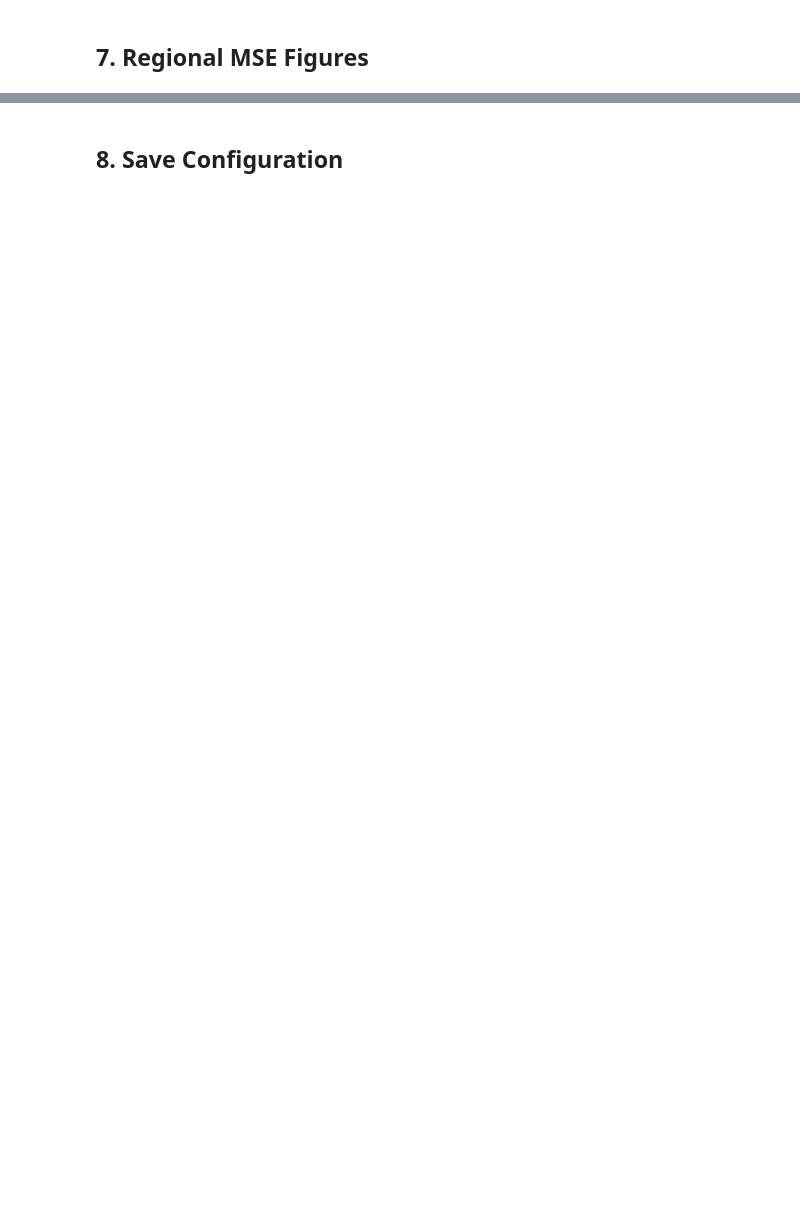
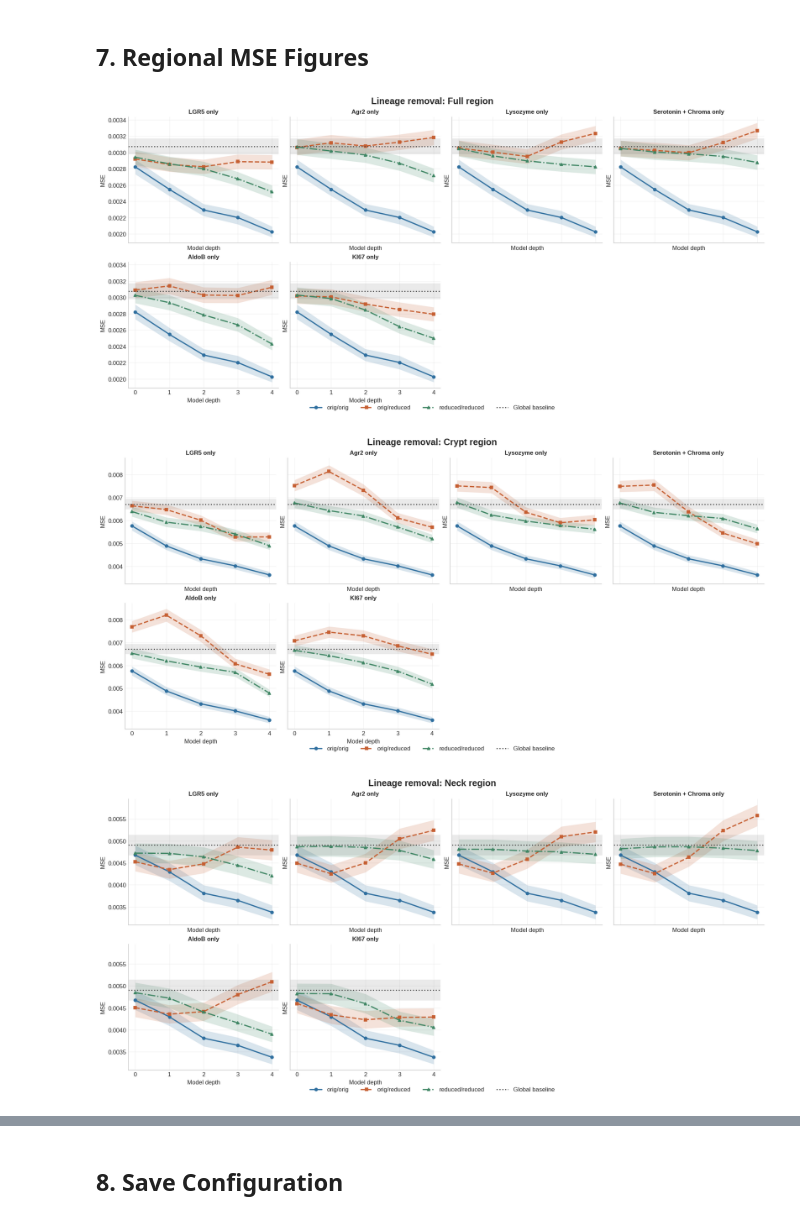
Before and after one commit to fskovbo/organoid_GNN, a Jupyter notebook: experiments/lineage_removal.ipynb, the cells around one changed output, grey strips where cells are left out. Cells and saved outputs as stored; diff of their text form; code cells hidden in the pictures; blank space fills up the shorter version.

```diff
--- a/experiments/lineage_removal.ipynb
+++ b/experiments/lineage_removal.ipynb
@@ -364,14 +436,14 @@ spherical = filter_graphs_by_marker_diversity(
     min_score=SPHERICAL_MARKER_DIVERSITY_MIN,
     print_summary=True,
 )
-graphs = filter_graphs_by_numeric_metadata(
-    graphs,
-    key="complexity",
-    min_value=COMPLEXITY_MIN,
-    allow_missing=False,
-    inplace=False,
-    print_summary=True,
-)
+# graphs = filter_graphs_by_numeric_metadata(
+#     graphs,
+#     key="complexity",
+#     min_value=COMPLEXITY_MIN,
+#     allow_missing=False,
+#     inplace=False,
+#     print_summary=True,
+# )
 if INTERPOLATE_TARGET_OUTLIERS:
     graphs, target_outlier_info = interpolate_target_outliers_from_neighbors(
         graphs,
@@ -966,15 +1109,18 @@ def plot_region_mse(region):
     baseline_mean = float(baseline_row.iloc[0]["mean_mse"])
     baseline_sem = float(baseline_row.iloc[0]["sem_mse"])
 
+    n_panels = len(REMOVAL_SETS_RESOLVED)
+    ncols = 4
+    nrows = int(np.ceil(n_panels / ncols))
     fig, axes = plt.subplots(
-        2,
-        4,
-        figsize=(15.5, 7.2),
+        nrows,
+        ncols,
+        figsize=(15.5, 3.6 * nrows),
         sharex=True,
         sharey=True,
         constrained_layout=True,
     )
-    axes = axes.ravel()
+    axes = np.atleast_1d(axes).ravel()
     legend_handles = []
     legend_labels = []
 
@@ -1026,30 +1172,37 @@ def plot_region_mse(region):
             linewidth=0,
         )
         ax.set_title(spec["label"], fontsize=10)
         ax.set_xticks(MODEL_DEPTHS)
         ax.set_xlabel("Model depth")
         ax.set_ylabel("MSE")
         ax.grid(alpha=0.25)
 
+    for ax in axes[len(REMOVAL_SETS_RESOLVED):]:
+        ax.set_visible(False)
+
     legend_handles.append(baseline_line)
     legend_labels.append("Global baseline")
     fig.legend(
         legend_handles,
         legend_labels,
         loc="outside lower center",
         ncol=4,
         bbox_to_anchor=(0.5, -0.035),
     )
     fig.suptitle(
         f"Lineage removal: {region.capitalize()} region",
         fontsize=15,
         fontweight="bold",
     )
     save_figure(fig, f"lineage_removal_mse_{region}")
     return fig
 
 
 region_figures = {
     region: plot_region_mse(region) for region in REGION_ORDER
 }
 plt.show()
+# %% [output]
+[figure, added]
+[figure, added]
+[figure, added]
```
Also changed, not shown: parts of 11 cells of this notebook, 7 other files.
